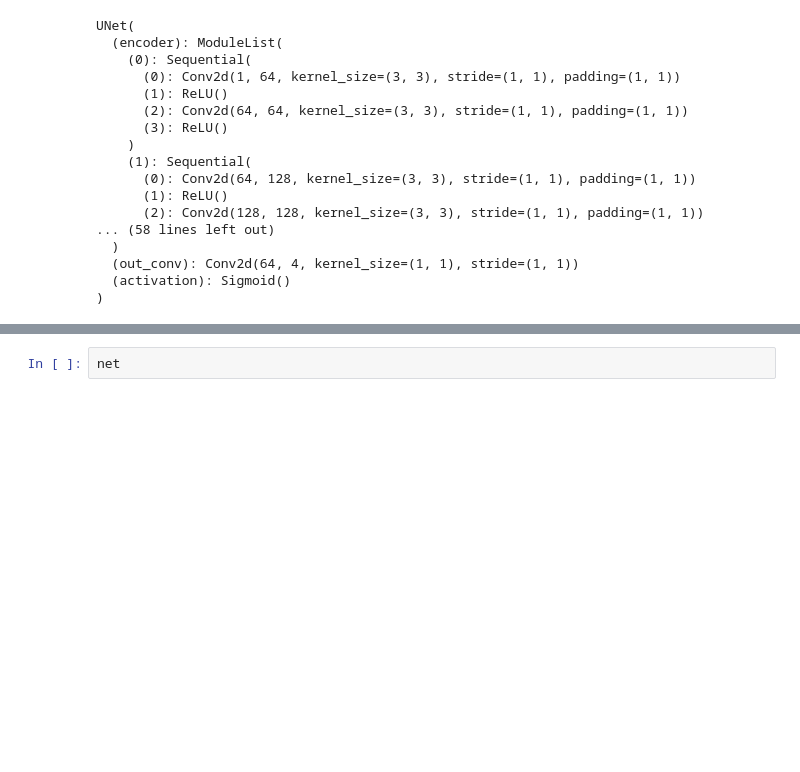
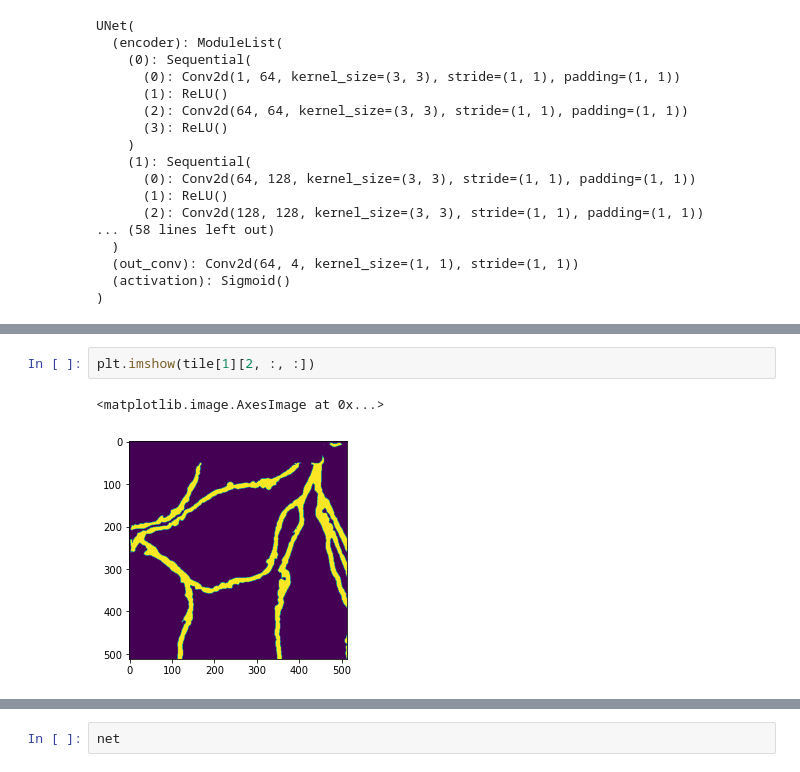
Before and after one commit to Buglakova/fibsem_segm, a Jupyter notebook: 3_unet2d.ipynb, the cells around one changed output, grey strips where cells are left out. Cells and saved outputs as stored; diff of their text form; blank space fills up the shorter version.

```diff
--- a/3_unet2d.ipynb
+++ b/3_unet2d.ipynb
@@ -581,0 +633,5 @@ Validate: Average loss: 1.1137, Average Metric: 1.1137
+# %%
+plt.imshow(tile[1][2, :, :])
+# %% [output]
+<matplotlib.image.AxesImage at 0x...>
+[figure, added]
```
Also changed, not shown: parts of 11 cells of this notebook.
